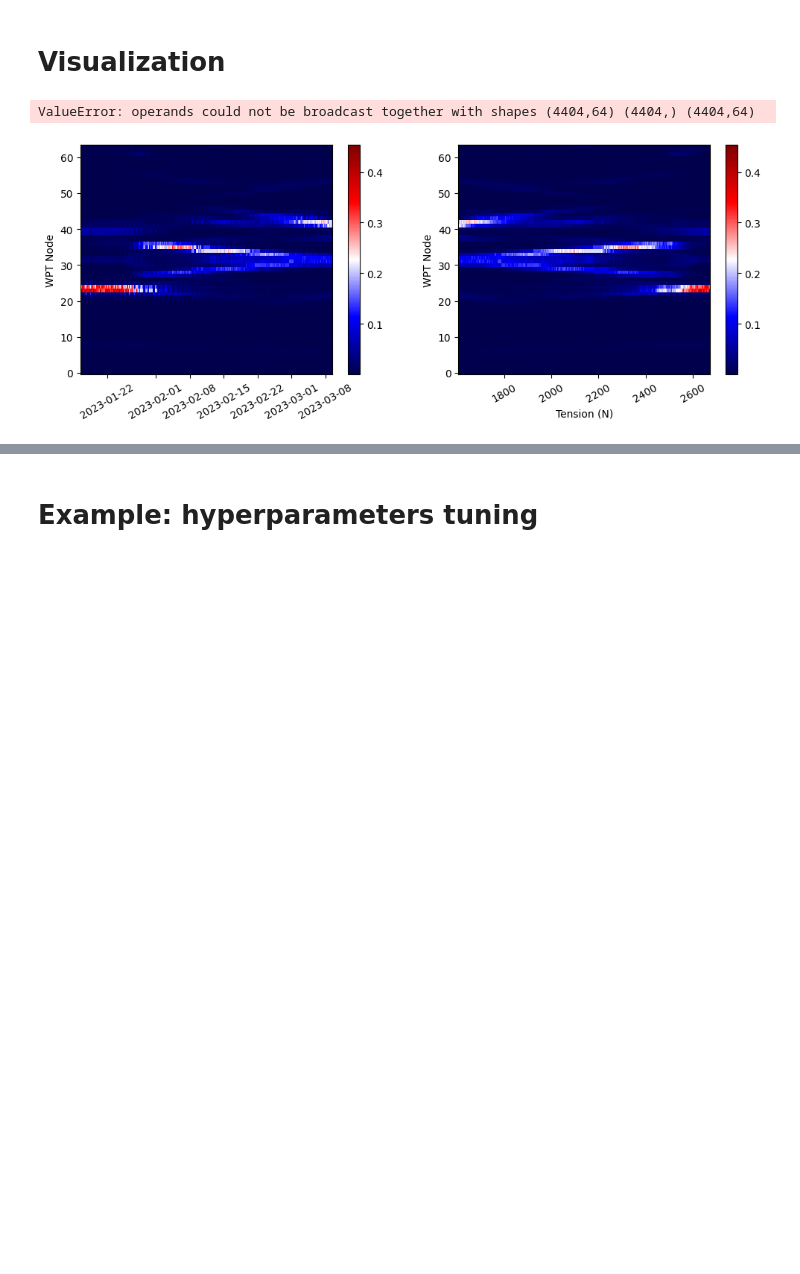
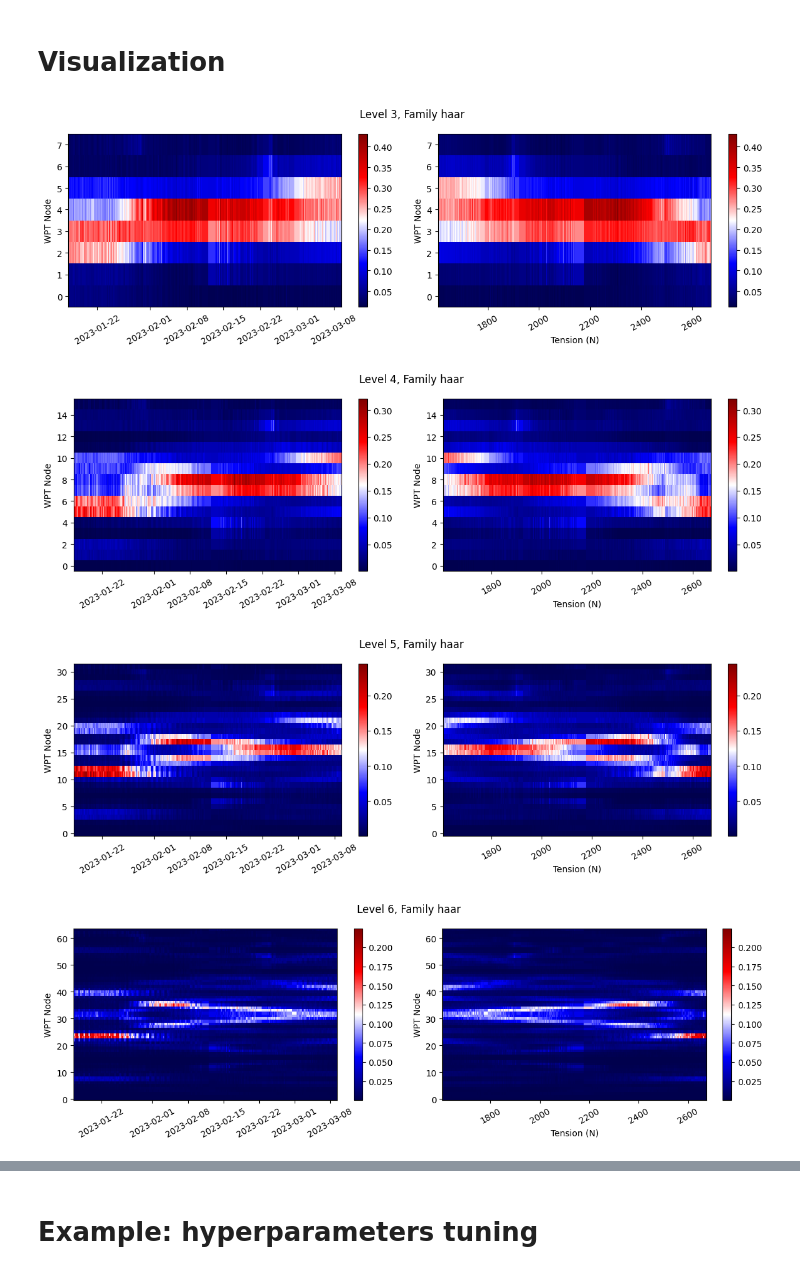
Before and after one commit to eduardocoraca/transmission-tower-monitoring, a Jupyter notebook: notebooks/7_wavelet_feature_extraction.ipynb, the cells around one changed output, grey strips where cells are left out. Cells and saved outputs as stored; diff of their text form; code cells hidden in the pictures; blank space fills up the shorter version.

```diff
--- a/notebooks/7_wavelet_feature_extraction.ipynb
+++ b/notebooks/7_wavelet_feature_extraction.ipynb
@@ -26,4 +26,7 @@ dataset_per_cable = get_samples_from_folder(PATH_TO_DATASET_2, valid_date)
 # Visualization
 # %%
 x = dataset_per_cable["c1"][["y", "z"]].to_numpy()
+dates = dataset_per_cable["c1"].index.to_numpy()
 y = dataset_per_cable["c1"][["tension"]].to_numpy().flatten()
+
+del dataset_per_cable
@@ -32,23 +33,26 @@ del dataset_per_cable
-# %%
-fe = WPTFeatureExtractor(level=6, family="db4", reduction="energy", normalize=True)
-# %%
-test = fe.transform(x)
-# %% [output]
-ValueError: operands could not be broadcast together with shapes (4404,64) (4404,) (4404,64)
 # %%
-plt.figure(figsize=(12,4))
+for family in ["haar", "db4", "db16"]:
+    for level in range(3,7):
+        plt.figure(figsize=(12,4))
+        fe = WPTFeatureExtractor(level=level, family=family, reduction="energy", normalize=True)
+        test = fe.transform(x)
 
-plt.subplot(1,2,1)
-plt.pcolormesh(dataset_per_cable["c1"].index, np.arange(test.shape[1]), test.T, cmap="seismic")
-plt.xticks(rotation=30);
-plt.ylabel("WPT Node");
-plt.colorbar();
+        plt.subplot(1,2,1)
+        plt.pcolormesh(dates, np.arange(test.shape[1]), test.T, cmap="seismic")
+        plt.xticks(rotation=30);
+        plt.ylabel("WPT Node");
+        plt.colorbar();
 
-plt.subplot(1,2,2)
-plt.pcolormesh(dataset_per_cable["c1"].tension, np.arange(test.shape[1]), test.T, cmap="seismic")
-plt.xticks(rotation=30);
-plt.ylabel("WPT Node");
-plt.xlabel("Tension (N)");
-plt.colorbar();
+        plt.subplot(1,2,2)
+        plt.pcolormesh(y, np.arange(test.shape[1]), test.T, cmap="seismic")
+        plt.xticks(rotation=30);
+        plt.ylabel("WPT Node");
+        plt.xlabel("Tension (N)");
+        plt.colorbar();
+        plt.suptitle(f"Level {level}, Family {family}")
+        plt.tight_layout()
 # %% [output]
-[figure, old version]
+[figure, new version]
+[figure, added]
+[figure, added]
+[figure, added]
```
Also changed, not shown: parts of 16 cells of this notebook, 10 other files.
